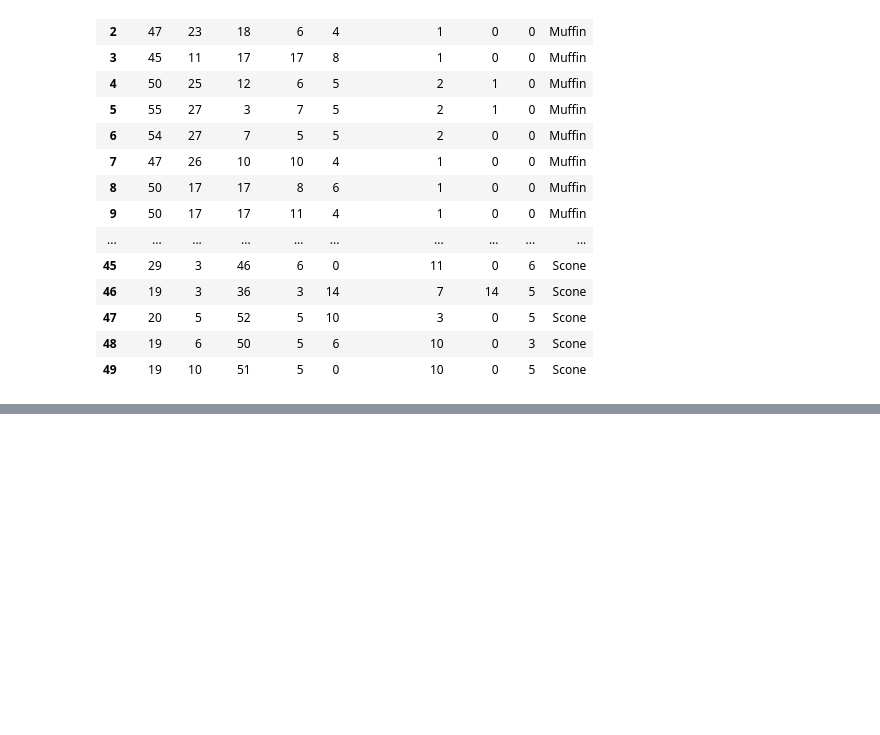
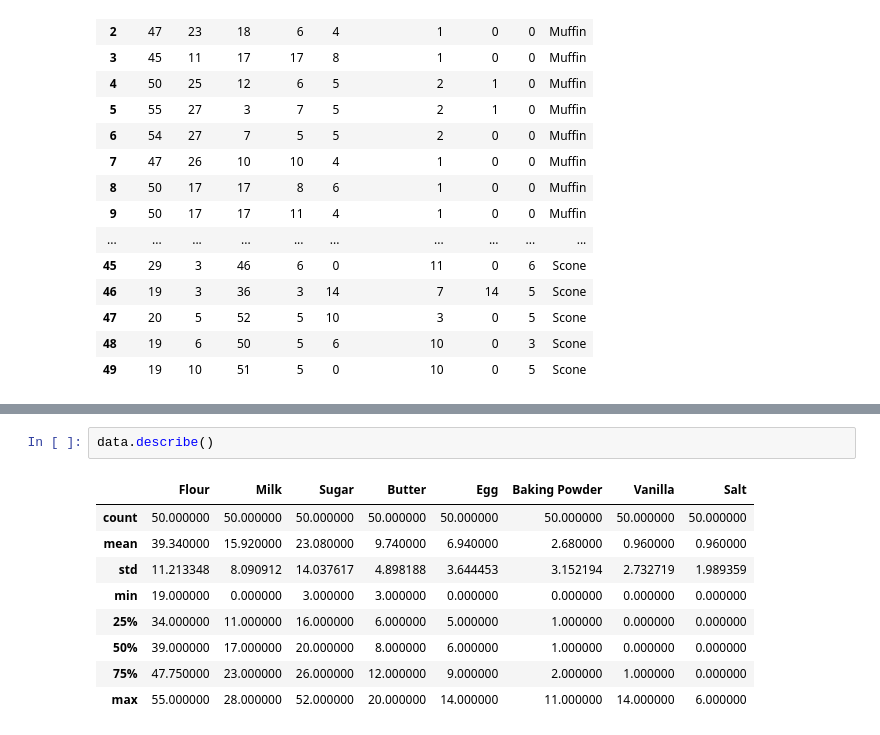
Before and after one commit to BernardKamotho/OnlineClass, a Jupyter notebook: MachineLearning.ipynb, the cells around one changed output, grey strips where cells are left out. Cells and saved outputs as stored; diff of their text form; blank space fills up the shorter version.

```diff
--- a/MachineLearning.ipynb
+++ b/MachineLearning.ipynb
@@ -23,0 +38,12 @@ data
+# %%
+data.describe()
+# %% [output]
+|  | Flour | Milk | Sugar | Butter | Egg | Baking Powder | Vanilla | Salt |
+| count | 50.000000 | 50.000000 | 50.000000 | 50.000000 | 50.000000 | 50.000000 | 50.000000 | 50.000000 |
+| mean | 39.340000 | 15.920000 | 23.080000 | 9.740000 | 6.940000 | 2.680000 | 0.960000 | 0.960000 |
+| std | 11.213348 | 8.090912 | 14.037617 | 4.898188 | 3.644453 | 3.152194 | 2.732719 | 1.989359 |
+| min | 19.000000 | 0.000000 | 3.000000 | 3.000000 | 0.000000 | 0.000000 | 0.000000 | 0.000000 |
+| 25% | 34.000000 | 11.000000 | 16.000000 | 6.000000 | 5.000000 | 1.000000 | 0.000000 | 0.000000 |
+| 50% | 39.000000 | 17.000000 | 20.000000 | 8.000000 | 6.000000 | 1.000000 | 0.000000 | 0.000000 |
+| 75% | 47.750000 | 23.000000 | 26.000000 | 12.000000 | 9.000000 | 2.000000 | 1.000000 | 0.000000 |
+| max | 55.000000 | 28.000000 | 52.000000 | 20.000000 | 14.000000 | 11.000000 | 14.000000 | 6.000000 |
```
Also changed, not shown: parts of 9 cells of this notebook.
